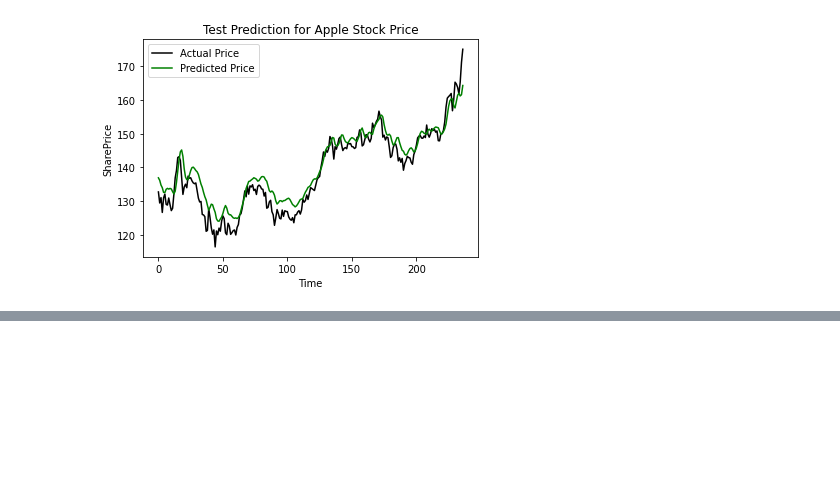
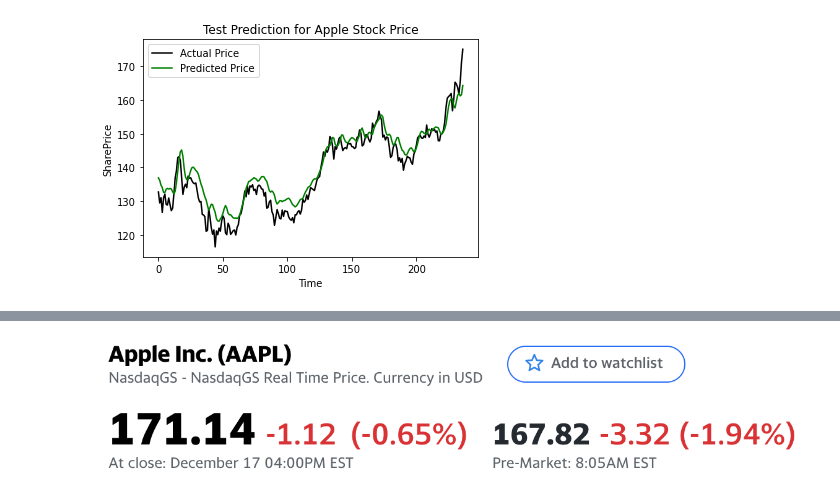
Before and after one commit to DW-Scientist/stock-market-pred-tool, a Jupyter notebook: write_up.ipynb, the cells around one changed output, grey strips where cells are left out. Cells and saved outputs as stored; diff of their text form; code cells hidden in the pictures; blank space fills up the shorter version.

```diff
--- a/write_up.ipynb
+++ b/write_up.ipynb
@@ -97,0 +116,4 @@ Of course I will try enhance this project even more like adding parameters or ma
+# %%
+display.Image("helpers/yfinance_apple.png")
+# %% [output]
+[figure, added]
```
Also changed, not shown: parts of 7 cells of this notebook, 3 other files.
